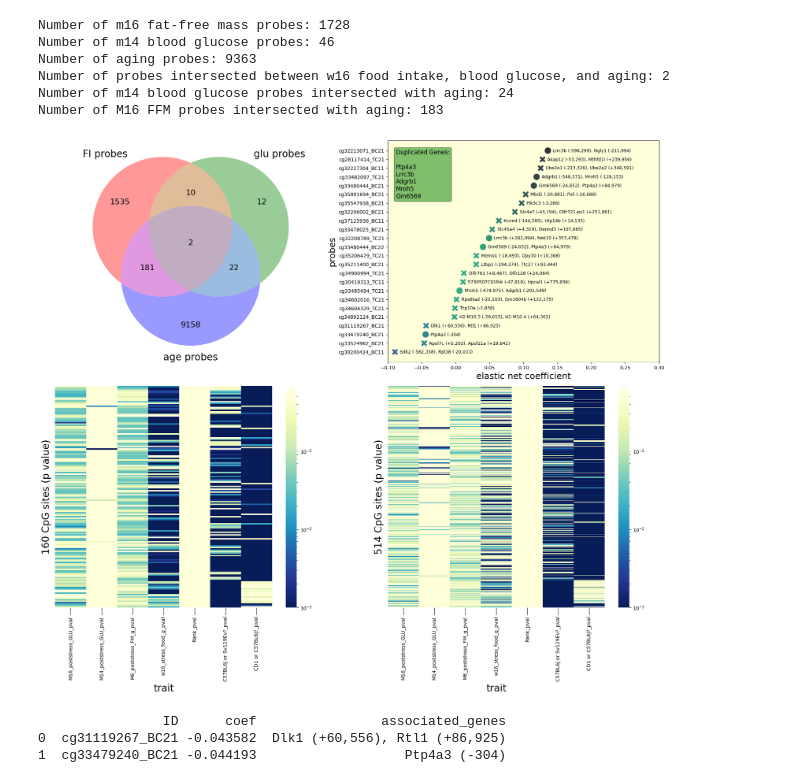
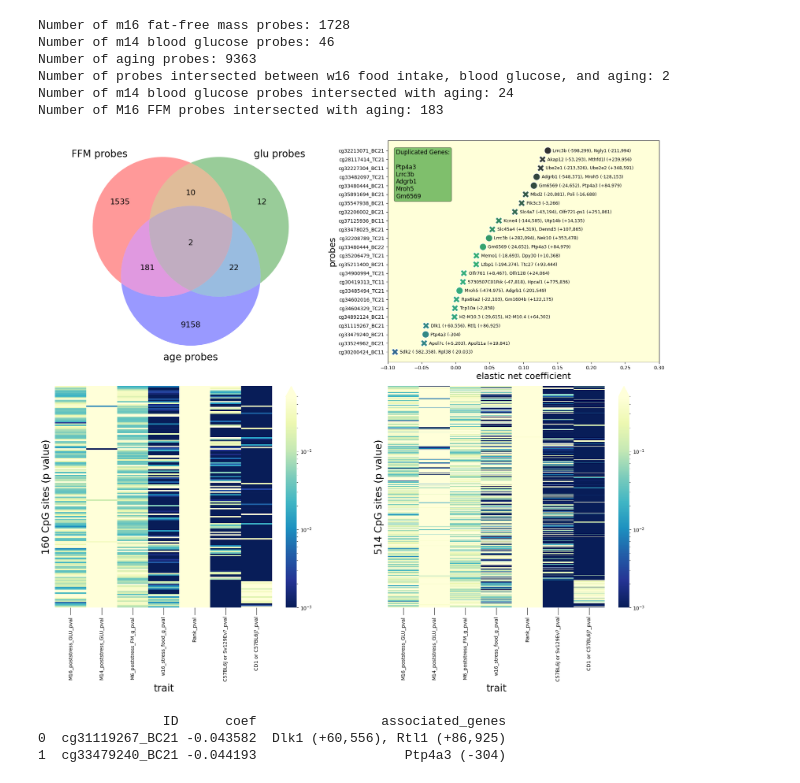
Before and after one commit to SamAndTheSun/CSS_healthspan_epigenetics, a Jupyter notebook: model_intersection_analysis.ipynb, the cells around one changed output. Cells and saved outputs as stored; diff of their text form; code cells hidden in the pictures.

```diff
--- a/model_intersection_analysis.ipynb
+++ b/model_intersection_analysis.ipynb
@@ -155,7 +155,7 @@ set1 = set(FFM_probes)
 set2 = set(GLU_probes_M14)
 set3 = set(age_probes)
 
-venn = venn3([set1, set2, set3], ('FI probes', 'glu probes', 'age probes'), ax=axs[0, 0], layout_algorithm=DefaultLayoutAlgorithm(fixed_subset_sizes=(1,1,1,1,1,1,1)))
+venn = venn3([set1, set2, set3], ('FFM probes', 'glu probes', 'age probes'), ax=axs[0, 0], layout_algorithm=DefaultLayoutAlgorithm(fixed_subset_sizes=(1,1,1,1,1,1,1)))
 
 # adjust params
 for text in venn.set_labels:
@@ -180,34 +180,34 @@ for column in model_intersection.columns:
 sns.heatmap(model_intersection, norm=LogNorm(vmin=0.001, vmax=0.5),
             cmap='YlGnBu_r', cbar_kws={'extend': 'max'}, ax=axs[1, 0])
 
 axs[1, 0].set_ylabel(f'{model_intersection.shape[0]} CpG sites (p value)', fontsize=20)
 axs[1, 0].set_xlabel('trait', fontsize=20)
 axs[1, 0].set_yticks([])
 axs[1, 0].tick_params('x', rotation=90, size=15)
 
 
 # plot 4
 probes = pinv_pvals.index.intersection(age_probes)
 model_intersection = pinv_pvals.loc[probes].copy()
 
 for column in model_intersection.columns:
     if 'coef' in column: model_intersection.drop(columns=[column], inplace=True)
     elif 'mm39' in column: model_intersection.drop(columns=[column], inplace=True)
     elif 'mm10' in column: model_intersection.drop(columns=[column], inplace=True)
     elif 'gene' in column: model_intersection.drop(columns=[column], inplace=True)
 
 sns.heatmap(model_intersection, norm=LogNorm(vmin=0.001, vmax=0.5),
             cmap='YlGnBu_r', cbar_kws={'extend': 'max'}, ax=axs[1, 1])
 
 axs[1, 1].set_ylabel(f'{model_intersection.shape[0]} CpG sites (p value)', fontsize=20)
 axs[1, 1].set_xlabel('trait', fontsize=20)
 axs[1, 1].set_yticks([])
 axs[1, 1].tick_params('x', rotation=90, size=15)
 
 plt.tight_layout()
 plt.show()
 # %% [output]
-[figure, old version]
+[figure, new version]
 # %%
 # print the probes intersected within the regions
 
```
